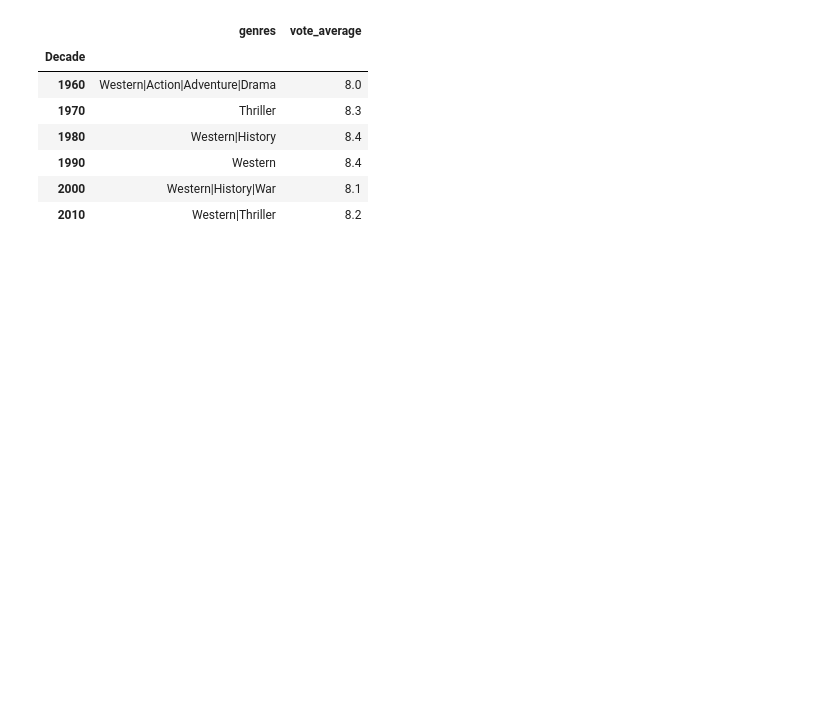
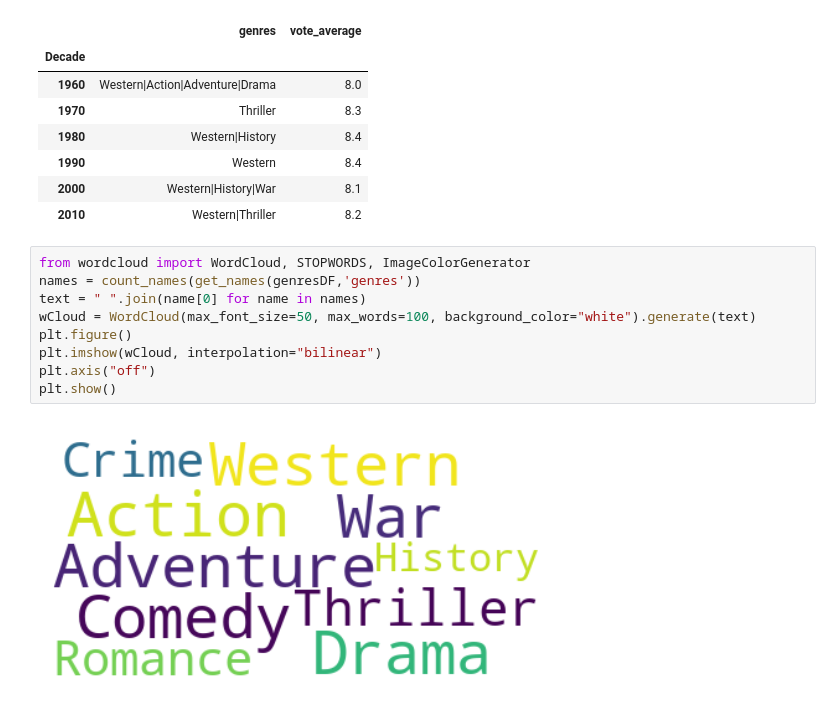
Before and after one commit to SalmaIbrahim/TMDB-Movies-Dataset-Python, a Jupyter notebook: Visualizing data.ipynb, the cells around one changed output. Saved outputs shown, nothing was run; the diff lists cells and outputs as text; blank space fills up the shorter version.

```diff
--- a/Visualizing data.ipynb
+++ b/Visualizing data.ipynb
@@ -208,3 +208,14 @@ genresDF.groupby(['Decade']).max()
 | 1990 | Western | 8.4 |
 | 2000 | Western|History|War | 8.1 |
 | 2010 | Western|Thriller | 8.2 |
+# %%
+from wordcloud import WordCloud, STOPWORDS, ImageColorGenerator
+names = count_names(get_names(genresDF,'genres'))
+text = " ".join(name[0] for name in names)
+wCloud = WordCloud(max_font_size=50, max_words=100, background_color="white").generate(text)
+plt.figure()
+plt.imshow(wCloud, interpolation="bilinear")
+plt.axis("off")
+plt.show()
+# %% [output]
+[figure, added]
```
